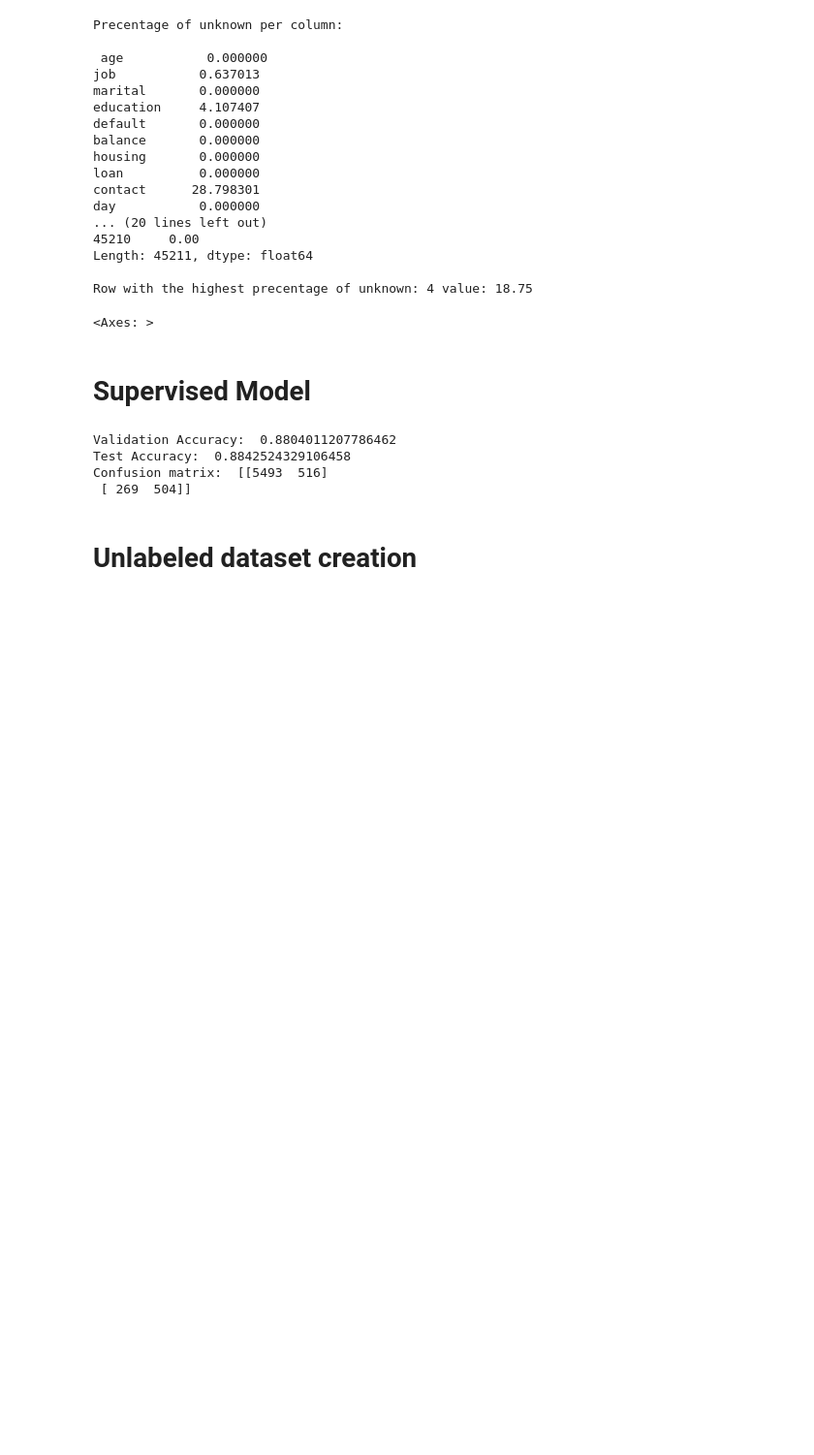
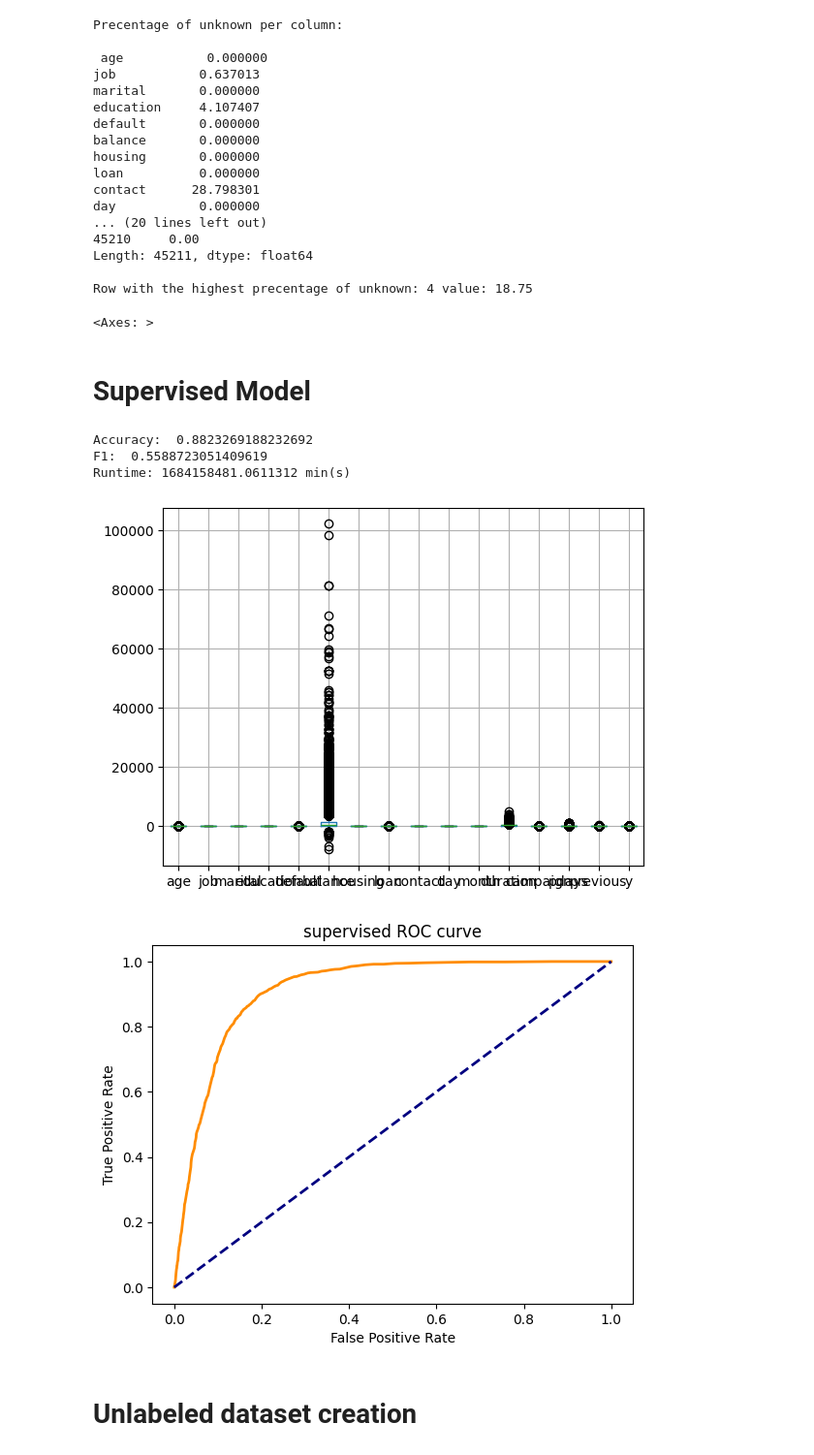
Before and after one commit to OussamaGhamian/SSL-CSI5155-final, a Jupyter notebook: main_1.ipynb, the cells around one changed output. Shown: that part at 97% size. Saved outputs shown, nothing was run; the diff lists cells and outputs as text; code cells hidden in the pictures; blank space fills up the shorter version.

```diff
--- a/main_1.ipynb
+++ b/main_1.ipynb
@@ -152,8 +168,10 @@ day           0.000000
 Length: 45211, dtype: float64
 
 Row with the highest precentage of unknown: 4 value: 18.75
-# %%
-data.boxplot()
-# %% [output]
-<Axes: >
+# %%
+# Author: Osama Alghmyan 300218382
+
+data.boxplot()
+# %% [output]
+<Axes: >
 # %%
@@ -165,54 +215,52 @@ for column in data.select_dtypes(include=['object']).columns:
 # %% [markdown]
 # Supervised Model
 # %%
+# Author: Osama Alghmyan 300218382
+
 from sklearn.model_selection import train_test_split, GridSearchCV
 from imblearn.over_sampling import SMOTE
 from sklearn.ensemble import RandomForestClassifier
-from sklearn.metrics import accuracy_score, confusion_matrix
+
 
 RS = 56
 
 X = data.drop('y', axis=1)
 y = data['y']
 
-# Split the data into training, validation, and test sets
-X_train, X_temp, y_train, y_temp = train_test_split(X, y, test_size=0.3, random_state=RS)
-X_val, X_test, y_val, y_test = train_test_split(X_temp, y_temp, test_size=0.5, random_state=RS)
+# Split the data into training and test sets
+X_train, X_test, y_train, y_test = train_test_split(X, y, test_size=0.3, random_state=RS)
 
 # SMOTE for handling class imbalance
 smote = SMOTE(random_state=RS)
 X_res, y_res = smote.fit_resample(X_train, y_train)
 
 # Random Forest with hyperparameter tuning
 rf = RandomForestClassifier(random_state=RS)
 
 # Define a grid of hyperparameters to search
 param_grid = {
     'n_estimators': [100, 200],
     'max_depth': [10, 20, None],
     'min_samples_split': [2, 5],
     'min_samples_leaf': [1, 2]
 }
 
 # Use GridSearchCV for finding the best hyperparameters and fitting the model
 grid_search = GridSearchCV(rf, param_grid, cv=2, scoring='accuracy')
+
+stime = time.time()
 grid_search.fit(X_res, y_res)
+etime = time.time()
 
 # Use the best estimator found
 best_rf = grid_search.best_estimator_
 
-# Predict on the validation and test sets
-y_val_pred = best_rf.predict(X_val)
-y_test_pred = best_rf.predict(X_test)
-
-# Evaluate the model
-print("Validation Accuracy: ", accuracy_score(y_val, y_val_pred))
-print("Test Accuracy: ", accuracy_score(y_test, y_test_pred))
-print("Confusion matrix: ", confusion_matrix(y_test, y_test_pred))
+evaluation(best_rf, X_test, y_test)
 # %% [output]
-Validation Accuracy:  0.8804011207786462
-Test Accuracy:  0.8842524329106458
-Confusion matrix:  [[5493  516]
- [ 269  504]]
+Accuracy:  0.8823269188232692
+F1:  0.5588723051409619
+Runtime: 1684158481.0611312 min(s)
+[figure, added]
+[figure, added]
 # %% [markdown]
 # Unlabeled dataset creation
```
Also changed, not shown: parts of 16 cells of this notebook.
